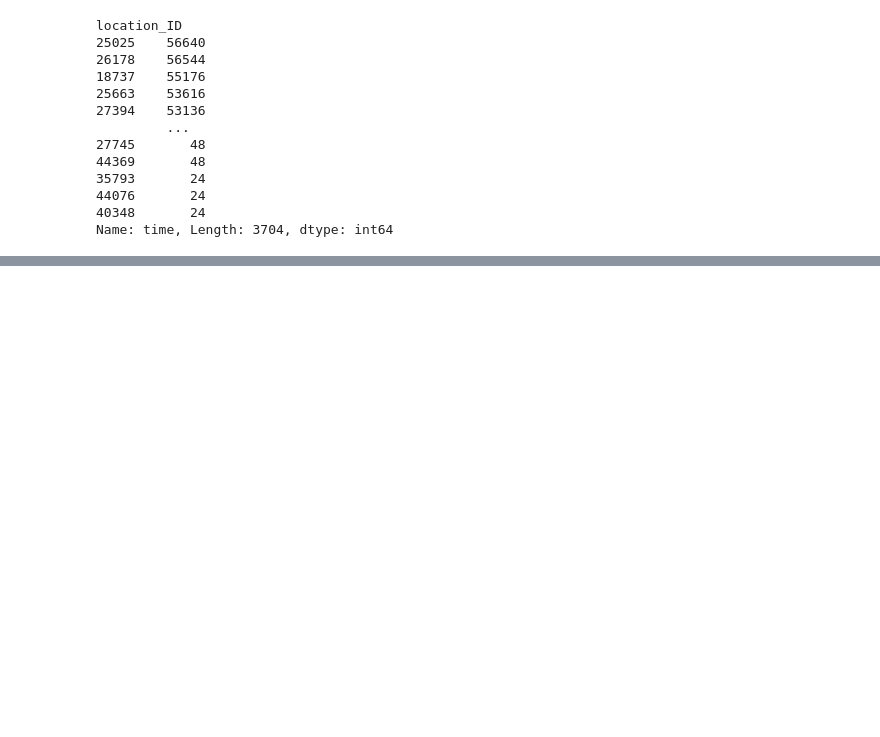
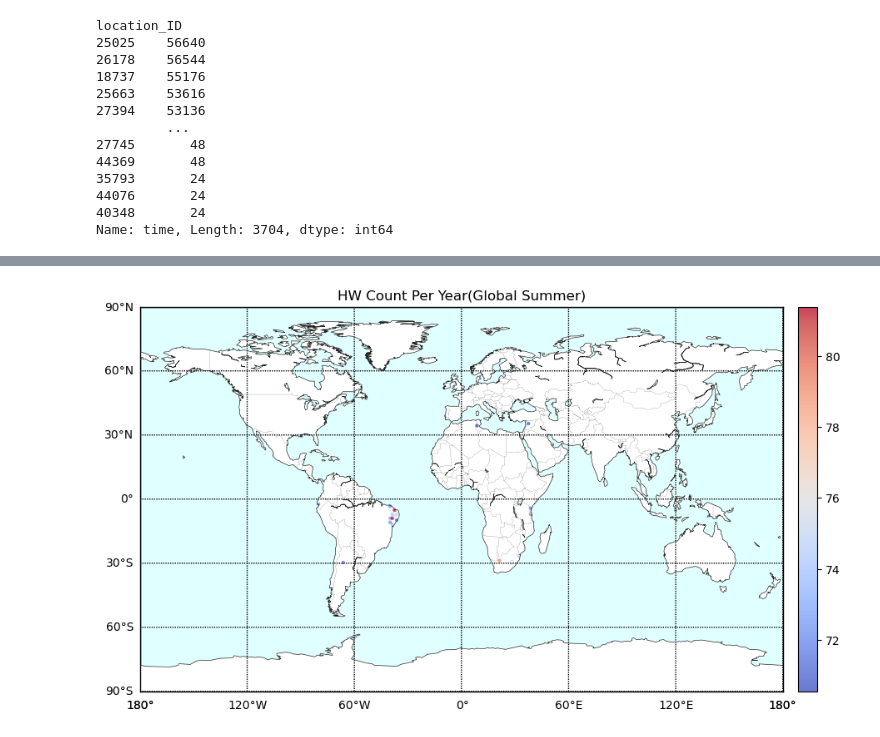
Before and after one commit to johnnyguo2007/research, a Jupyter notebook: hw_global/Investigate/Investigate_hot_region.ipynb, the cells around one changed output, grey strips where cells are left out. Drawn from its saved outputs; the diff is of its cells as text; code cells hidden in the pictures; blank space fills up the shorter version.

Commit message:
decide to filter above 60 244 location out

```diff
--- a/hw_global/Investigate/Investigate_hot_region.ipynb
+++ b/hw_global/Investigate/Investigate_hot_region.ipynb
@@ -49,15 +49,15 @@ Name: time, Length: 3704, dtype: int64
 # %%
 
 location_hw_count = (
-    local_hour_adjusted_df[['location_ID']]
-    .groupby(['location_ID'])
+    local_hour_adjusted_df[['lat', 'lon']]
+    .groupby(['lat', 'lon'])
     .size()
     .reset_index(name='count')
-    .query('count / (24 *29) > 40')
+    # .query('count / (24 *29) > 40')
 )
 
 # Divide count by 24 to get the number of days
 location_hw_count['count'] = location_hw_count['count'] / (24 *29)
 
 
-location_hw_count
+location_hw_count.reset_index(drop=True, inplace=True)
@@ -77,0 +77,46 @@ location_hw_count
+# %%
+import matplotlib.pyplot as plt
+from mpl_toolkits.basemap import Basemap
+
+def normalize_longitude(lons):
+    """
+    Normalize longitudes to be within the range [-180, 180].
+    """
+    normalized_lons = np.where(lons > 180, lons - 360, lons)
+    return normalized_lons
+
+
+def draw_map_subplot(ax, title, data, variable):
+    if data.empty:
+        print(f"No data available for {title}. Skipping plot.")
+        ax.set_title(title + " - No Data Available")
+        return
+
+    m = Basemap(projection='cyl', lon_0=0, ax=ax,
+                fix_aspect=False,
+                llcrnrlat=-90, urcrnrlat=90,
+                llcrnrlon=-180, urcrnrlon=180)
+    m.drawcoastlines(color='0.15', linewidth=0.5, zorder=3)
+    m.drawcountries(linewidth=0.1)
+    m.fillcontinents(color='white', lake_color='lightcyan')
+    m.drawmapboundary(fill_color='lightcyan')
+    m.drawparallels(np.arange(-90., 91., 30.), labels=[1, 0, 0, 0], fontsize=10)
+    m.drawmeridians(np.arange(-180., 181., 60.), labels=[0, 0, 0, 1], fontsize=10)
+
+    normalized_lons = normalize_longitude(data['lon'].values)
+    x, y = m(normalized_lons, data['lat'].values)
+
+    vmin, vmax = data[variable].min(), data[variable].max()
+    sc = m.scatter(x, y, c=data[variable], cmap='coolwarm', marker='o', edgecolor='none', s=10, alpha=0.75, vmin=vmin, vmax=vmax)
+    plt.colorbar(sc, ax=ax, orientation='vertical', pad=0.02)
+    ax.set_title(title)
+
+
+fig, ax = plt.subplots(figsize=(12, 6))
+    # fig, axs = plt.subplots(figsize=(10, 6), dpi=300)  # Correct subplot structure
+draw_map_subplot(ax, "HW Count Per Year(Global Summer)",
+                 location_hw_count[location_hw_count['count'] > 70], 'count')
+
+plt.show()
+# %% [output]
+[figure, added]
```
Also changed, not shown: parts of 2 cells of this notebook.
